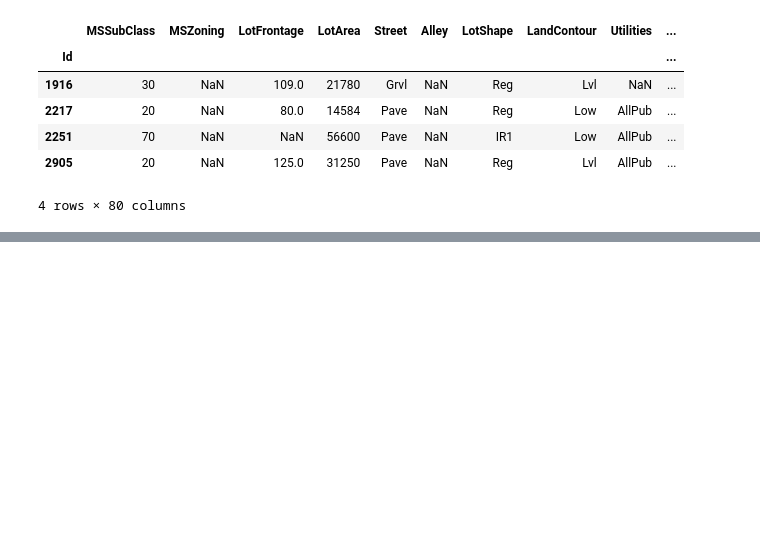
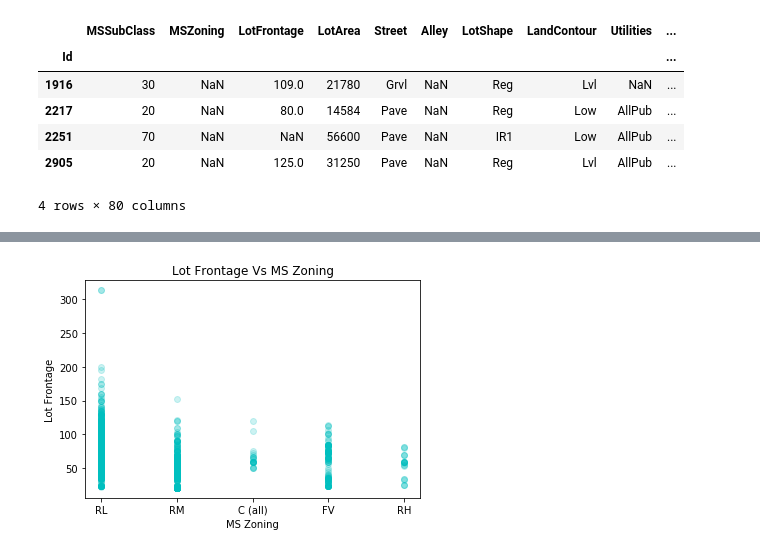
Before and after one commit to AnirudhAchal/Housing-Prices, a Jupyter notebook: Notebooks/Housing Prices .ipynb, the cells around one changed output, grey strips where cells are left out. Saved outputs shown, nothing was run; the diff lists cells and outputs as text; code cells hidden in the pictures; blank space fills up the shorter version.

```diff
--- a/Notebooks/Housing Prices .ipynb
+++ b/Notebooks/Housing Prices .ipynb
@@ -165,0 +343,11 @@ df[]
+# %%
+# Scatter Plot between MSZoning and LotFrontage
+plt.scatter(df['MSZoning'], df['LotFrontage'], color = 'c', alpha = 0.2);
+
+plt.title('Lot Frontage Vs MS Zoning')
+plt.xlabel('MS Zoning')
+plt.ylabel('Lot Frontage')
+
+plt.show()
+# %% [output]
+[figure, added]
```
Also changed, not shown: parts of 22 cells of this notebook.
